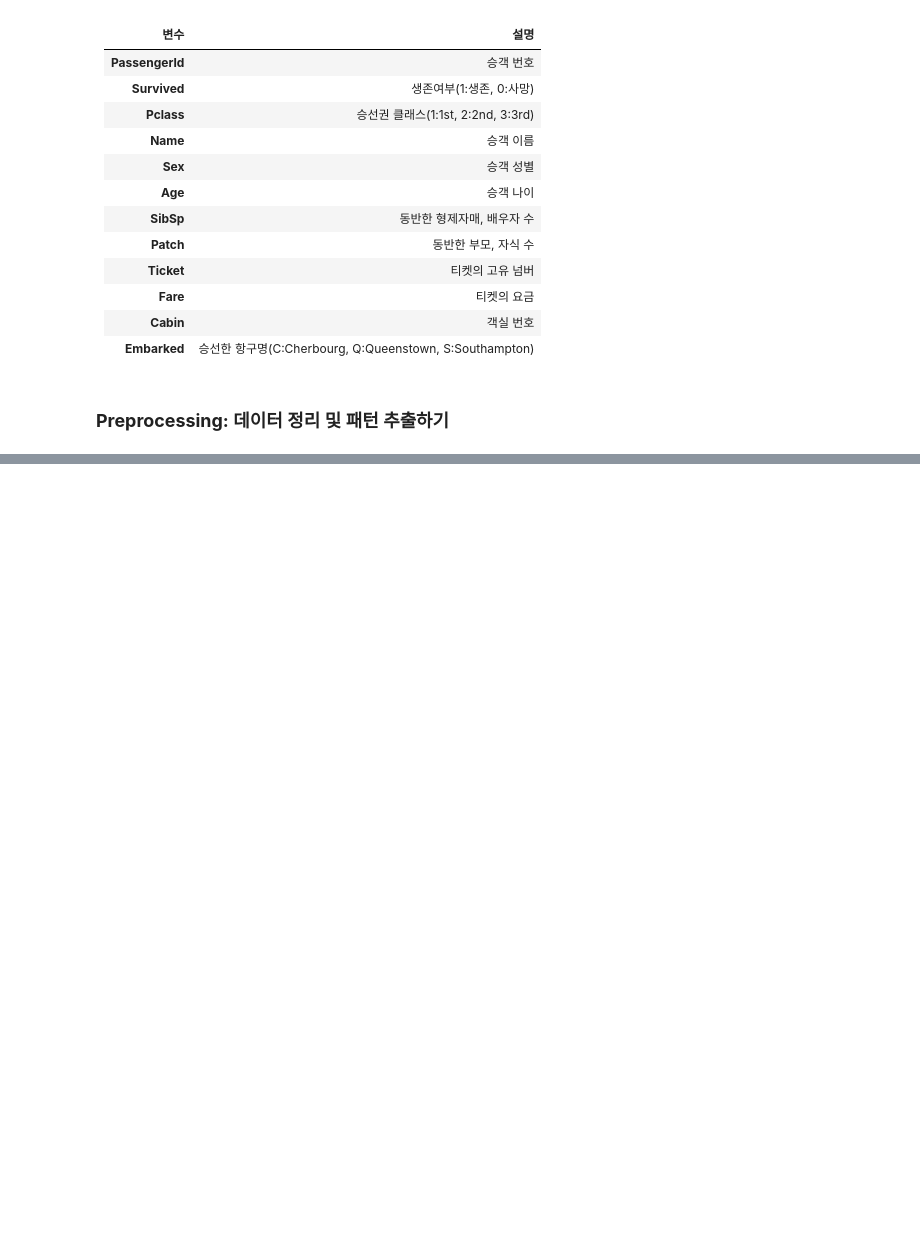
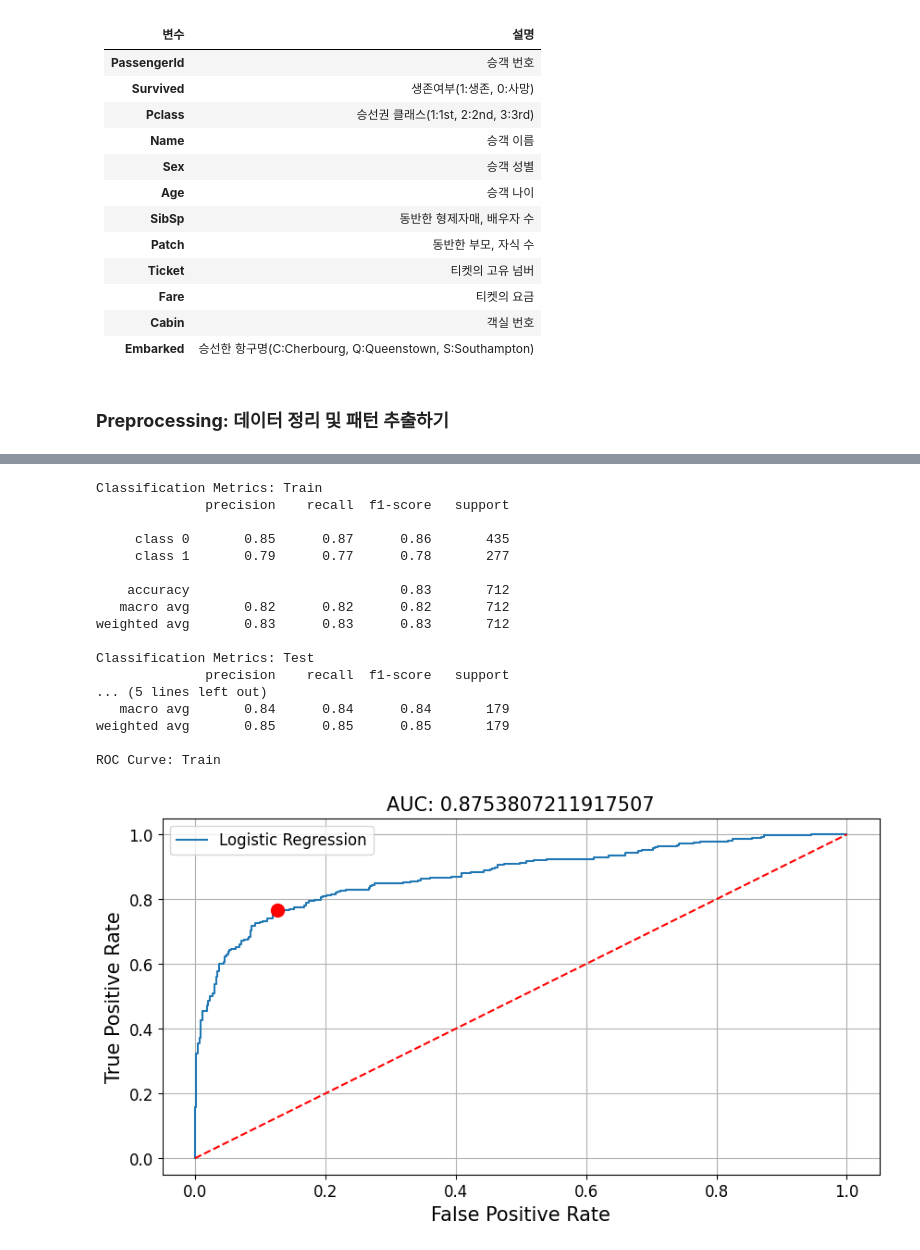
Before and after one commit to myeong-su-choi/financial-ai, a Jupyter notebook: notebooks/2. DataAnalysis_SupervisedClassification.ipynb, the cells around one changed output, grey strips where cells are left out. Drawn from its saved outputs; the diff is of its cells as text; code cells hidden in the pictures; blank space fills up the shorter version.

```diff
--- a/notebooks/2. DataAnalysis_SupervisedClassification.ipynb
+++ b/notebooks/2. DataAnalysis_SupervisedClassification.ipynb
@@ -166,0 +363,18 @@ display(df.describe(include='all'))
+# %%
+# Logistic Regression
+X_train_fes = sm.add_constant(X_train_fes)
+X_test_fes = sm.add_constant(X_test_fes)
+
+model_logitreg = sm.Logit(Y_train, X_train_fes).fit()
+display(model_logitreg.summary())
+
+# 계수 해석
+print("Effect of X..")
+model_logitreg_beta = pd.DataFrame(model_logitreg.params, columns=['coef'])
+display(pd.concat([model_logitreg_beta,
+                   pd.DataFrame(np.exp(model_logitreg.params), columns=['odds'])],
+                   axis=1))
+
+# 예측
+P_trpred = model_logitreg.predict(X_train_fes)
+P_tepred = model_logitreg.predict(X_test_fes)
@@ -166,0 +482,44 @@ display(df.describe(include='all'))
+# %%
+# Logistic Regression
+X_train_fes = sm.add_constant(X_train_fes)
+X_test_fes = sm.add_constant(X_test_fes)
+
+model_logitreg = sm.Logit(Y_train, X_train_fes).fit()
+display(model_logitreg.summary())
+
+## 계수 해석
+print("Effect of X..")
+model_logitreg_beta = pd.DataFrame(model_logitreg.params, columns=['coef'])
+display(pd.concat([model_logitreg_beta,
+                   pd.DataFrame(np.exp(model_logitreg.params), columns=['odds'])],
+                   axis=1))
+
+# 예측
+P_trpred = model_logitreg.predict(X_train_fes)
+P_tepred = model_logitreg.predict(X_test_fes)
+
+# 평가/검증
+## Confusion Matrix
+print('Confusion Matrix: Train')
+display(evaluation_class_ConfusionMatrix(Y_train, P_trpred>=0.5))
+print('Confusion Matrix: Test')
+display(evaluation_class_ConfusionMatrix(Y_test, P_tepred>=0.5))
+
+## Classification Report
+print('Classification Metrics: Train')
+evaluation_class_ClassificationReport(Y_train, P_trpred>=0.5)
+print('Classification Metrics: Test')
+evaluation_class_ClassificationReport(Y_test, P_tepred>=0.5)
+
+## ROC Curve & AUC
+print('ROC Curve: Train')
+evaluation_class_ROCAUC(Y_train, P_trpred)
+print('ROC Curve: Test')
+evaluation_class_ROCAUC(Y_test, P_tepred)
+
+## Precision & Recall Curve
+print('Precision-Recall Curve: Train')
+evaluation_class_PrecisionRecall(Y_train, P_trpred)
+print('Precision-Recall Curve: Test')
+evaluation_class_PrecisionRecall(Y_test, P_tepred)
+# %% [output]
@@ -166,0 +580,18 @@ display(df.describe(include='all'))
+Classification Metrics: Train
+              precision    recall  f1-score   support
+
+     class 0       0.85      0.87      0.86       435
+     class 1       0.79      0.77      0.78       277
+
+    accuracy                           0.83       712
+   macro avg       0.82      0.82      0.82       712
+weighted avg       0.83      0.83      0.83       712
+
+Classification Metrics: Test
+              precision    recall  f1-score   support
+... (5 lines left out)
+   macro avg       0.84      0.84      0.84       179
+weighted avg       0.85      0.85      0.85       179
+
+ROC Curve: Train
+[figure, added]
```
Also changed, not shown: parts of 13 cells of this notebook, 3 other files.
